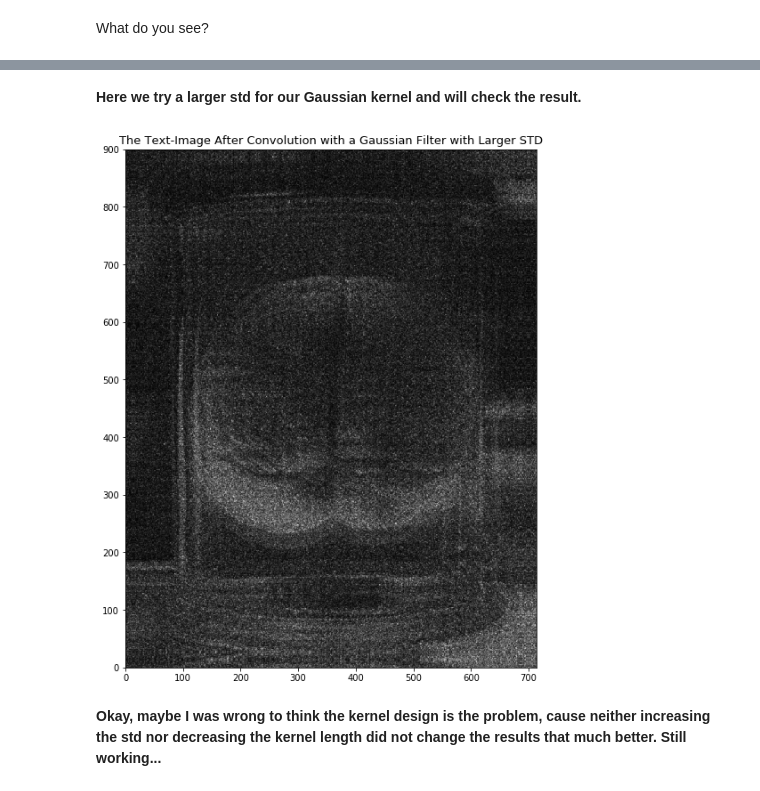
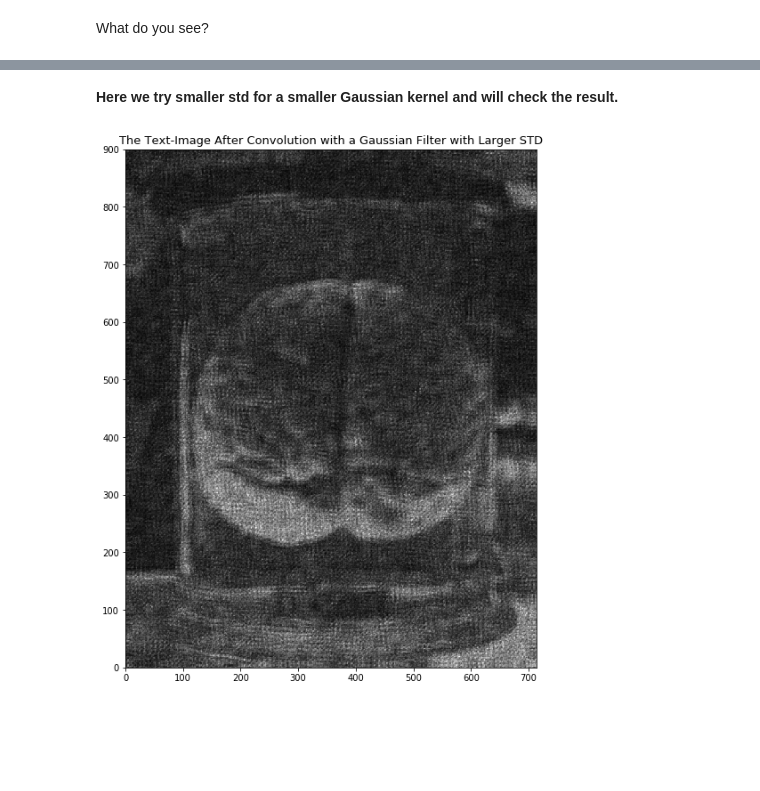
Before and after one commit to NBP-ACC/week-9-acc_01, a Jupyter notebook: sheet07.ipynb, the cells around one changed output, grey strips where cells are left out. Cells and saved outputs as stored; diff of their text form; code cells hidden in the pictures; blank space fills up the shorter version.

```diff
--- a/sheet07.ipynb
+++ b/sheet07.ipynb
@@ -213,9 +213,9 @@ Right now the picture and the filters are both in frequency domain. Let's bring
 - Compute power spectrum of these.
 # %%
 # compute the ifft for the image, and
-image_inv_fft = np.real(np.fft.ifft2(img_freqs))
+image_inv_fft = np.fft.ifft2(img_freqs)
 # the kernel
-kernel_inv_fft = np.real(np.fft.ifft2(gaussian_2d))
+kernel_inv_fft = np.fft.ifft2(gaussian_2d)
 
 
 # compute the power spectrum for the image, and
@@ -250,29 +250,27 @@ What do you see?
 
 ![Trump](https://user-images.githubusercontent.com/27868570/59549114-4096d980-8f59-11e9-8653-d9c8fd6b6a34.gif "Trump")
 # %% [markdown]
-**Here we try a larger std for our Gaussian kernel and will check the result.**
+**Here we try smaller std for a smaller Gaussian kernel and will check the result.**
 # %%
 # create a 1D Gaussian vector
-gaussian_1d_test = signal.gaussian(30, std=3)
+gaussian_1d_test = signal.gaussian(10, std=.04)
 
 # create a 2D Gaussian out of it using outer product
 gaussian_2d_test = np.outer(gaussian_1d_test, gaussian_1d_test)
 
 # compute the ifft for the kernel
-kernel_inv_fft_test = np.real(np.fft.ifft2(gaussian_2d_test))
+kernel_inv_fft_test = np.fft.ifft2(gaussian_2d_test)
 
 # compute the power spectrum for the kernel
-kernel_power_spectrum_test = np.abs(kernel_inv_fft_test)**2
+kernel_power_spectrum_test = np.real(kernel_inv_fft_test)**2
 
 # calculate the convolution
 conv = signal.convolve2d(image_power_spectrum, kernel_power_spectrum_test,
                          mode='full', boundary='symm')
 
 # and plot the results
 plt.figure(figsize=(13.8, 10.71))
 plt.title('The Text-Image After Convolution with a Gaussian Filter with Larger STD', fontsize=13)
 plt.imshow(conv, extent=(0,714,0,900), cmap='gray');
 # %% [output]
-[figure, old version]
+[figure, new version]
-# %% [markdown]
-**Okay, maybe I was wrong to think the kernel design is the problem, cause neither increasing the std nor decreasing the kernel length did not change the results that much better. Still working...**
```
Also changed, not shown: parts of 2 cells of this notebook.
